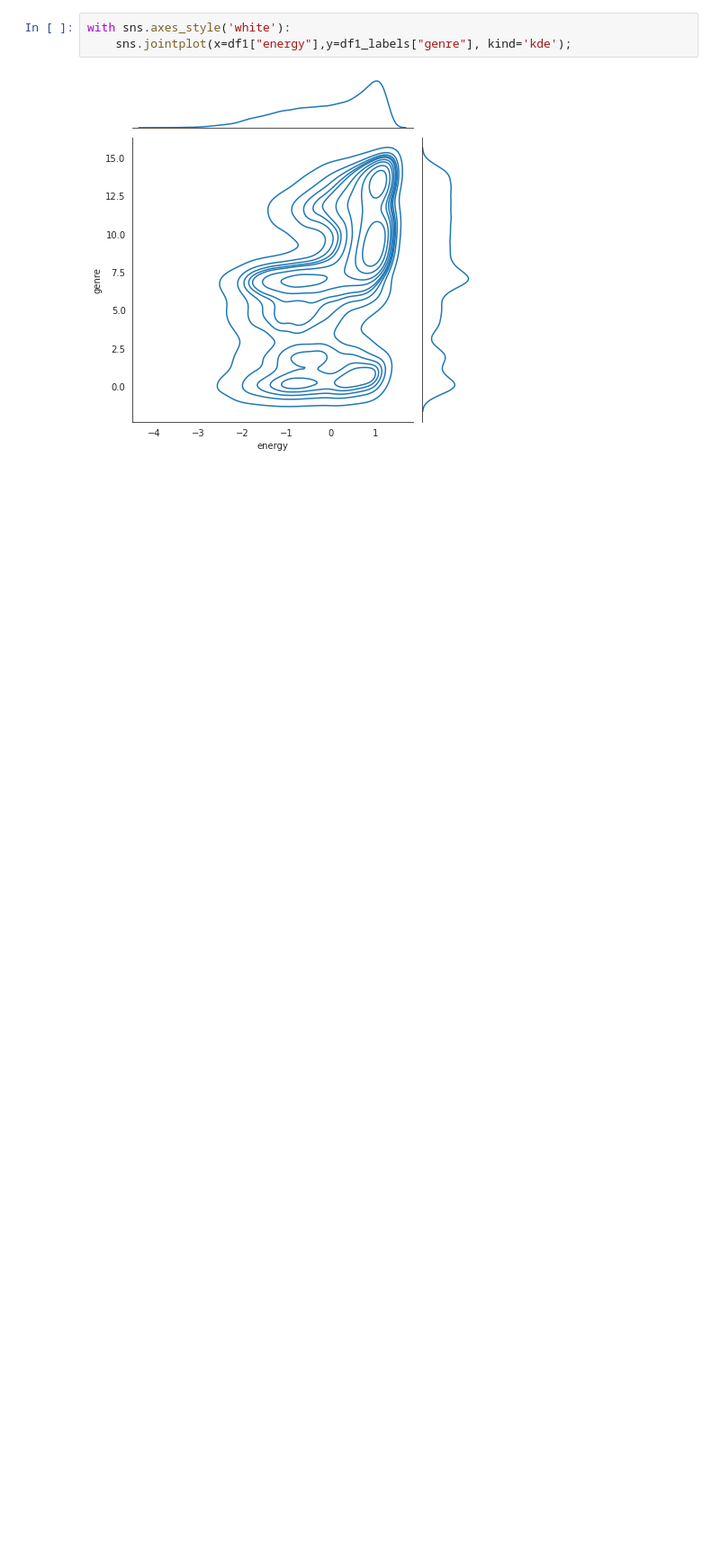
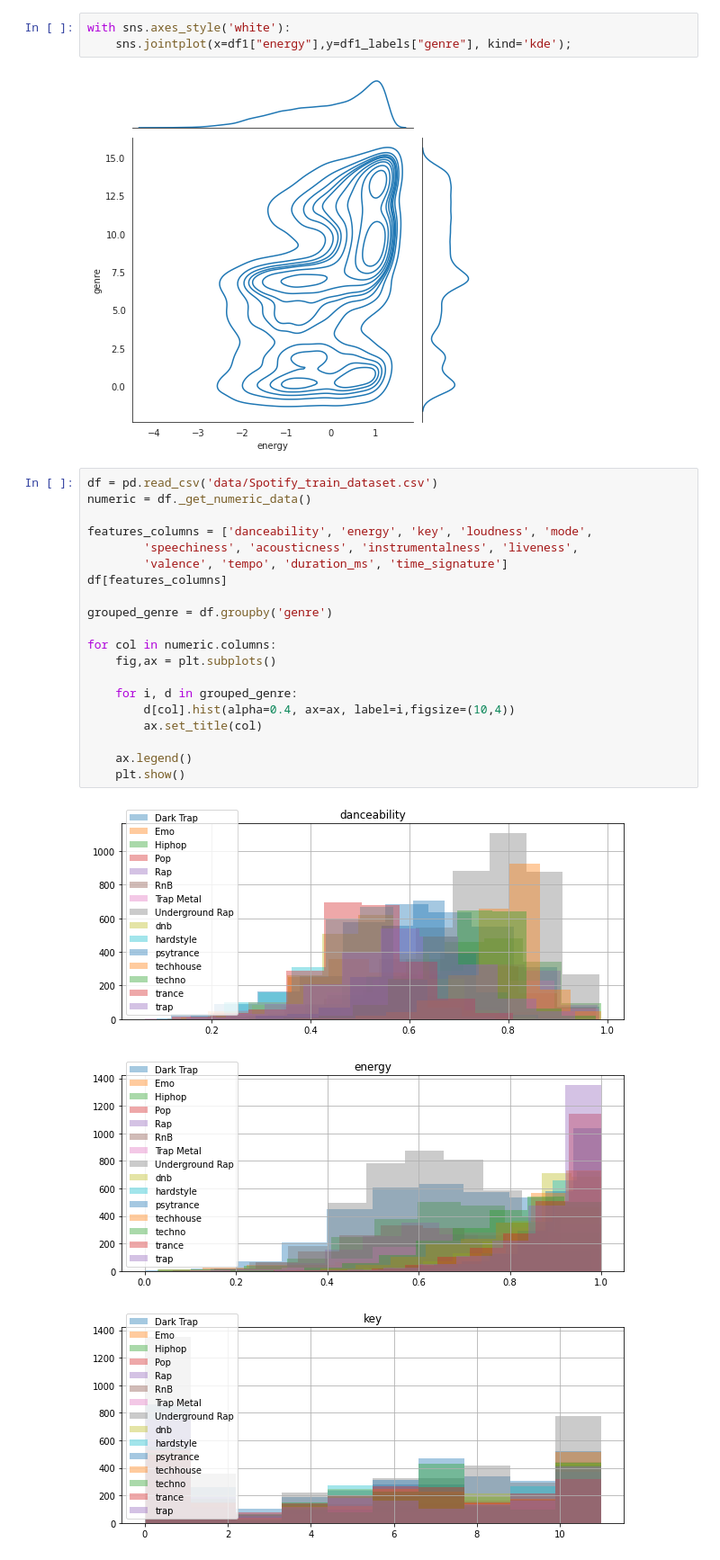
Before and after one commit to bastiendlf/Kaggle-Spotify-SDATA, a Jupyter notebook: data_visualization_ex1.ipynb, the cells around one changed output. Shown at 90% size. Drawn from its saved outputs; the diff is of its cells as text; blank space fills up the shorter version.

```diff
--- a/data_visualization_ex1.ipynb
+++ b/data_visualization_ex1.ipynb
@@ -131,3 +131,27 @@ with sns.axes_style('white'):
     sns.jointplot(x=df1["energy"],y=df1_labels["genre"], kind='kde');
 # %% [output]
 [figure]
+# %%
+df = pd.read_csv('data/Spotify_train_dataset.csv')
+numeric = df._get_numeric_data()
+
+features_columns = ['danceability', 'energy', 'key', 'loudness', 'mode',
+        'speechiness', 'acousticness', 'instrumentalness', 'liveness',
+        'valence', 'tempo', 'duration_ms', 'time_signature']
+df[features_columns]
+
+grouped_genre = df.groupby('genre')
+
+for col in numeric.columns:
+    fig,ax = plt.subplots()
+
+    for i, d in grouped_genre:
+        d[col].hist(alpha=0.4, ax=ax, label=i,figsize=(10,4))
+        ax.set_title(col)
+
+    ax.legend()
+    plt.show()
+# %% [output]
+[figure, added]
+[figure, added]
+[figure, added]
```
Also changed, not shown: parts of 1 cell of this notebook, 5 other files.
